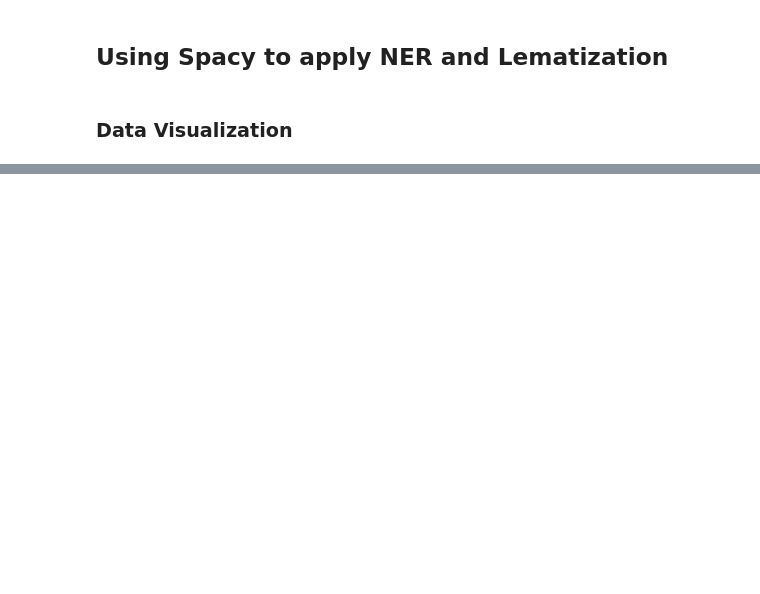
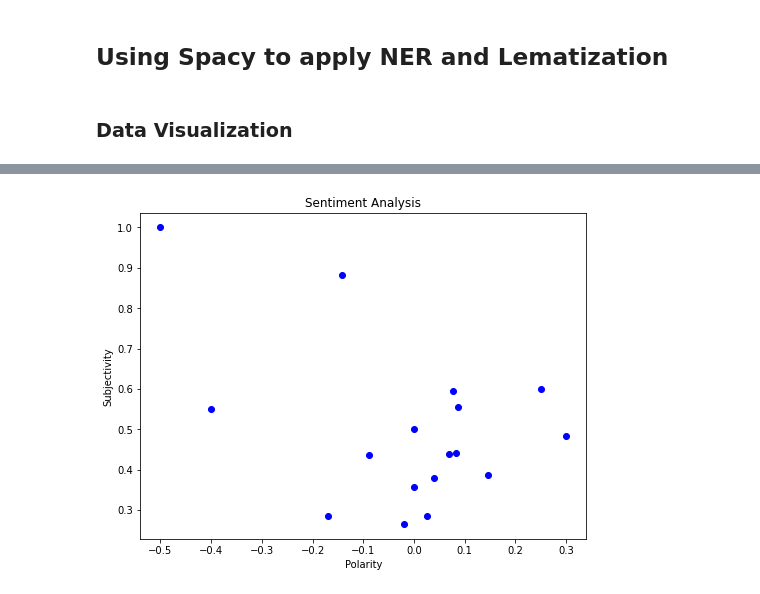
Before and after one commit to ahmadmujahid414/Twitter-Scrapping-using-Twint, a Jupyter notebook: Twitter Scrapper .ipynb, the cells around one changed output, grey strips where cells are left out. Drawn from its saved outputs; the diff is of its cells as text; code cells hidden in the pictures; blank space fills up the shorter version.

```diff
--- a/Twitter Scrapper .ipynb
+++ b/Twitter Scrapper .ipynb
@@ -161,0 +240,11 @@ plt.show()
+# %%
+def getAnalysis(score):
+    if score < 0:
+        return 'Negative'
+    elif score == 0:
+        return 'Netural'
+    else:
+        return 'Positive'
+
+en_tweets['Analysis'] = en_tweets['Polarity'].apply(getAnalysis)
+en_tweets
@@ -161,0 +269,12 @@ plt.show()
+# %%
+plt.figure(figsize=(8,6))
+for i in range(0,en_tweets.shape[0]):
+    plt.scatter(en_tweets['Polarity'].iloc[i],en_tweets['Subjectivity'].iloc[i],color='Blue'
+               )
+
+plt.title('Sentiment Analysis')
+plt.xlabel('Polarity')
+plt.ylabel('Subjectivity')
+plt.show()
+# %% [output]
+[figure, added]
```
Also changed, not shown: parts of 16 cells of this notebook, 1 other file.
